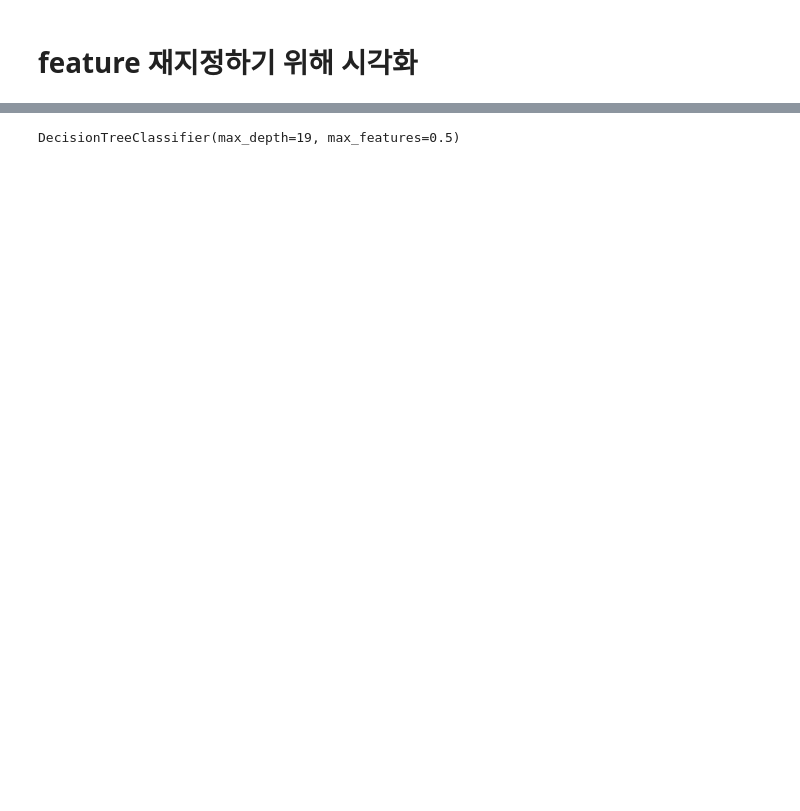
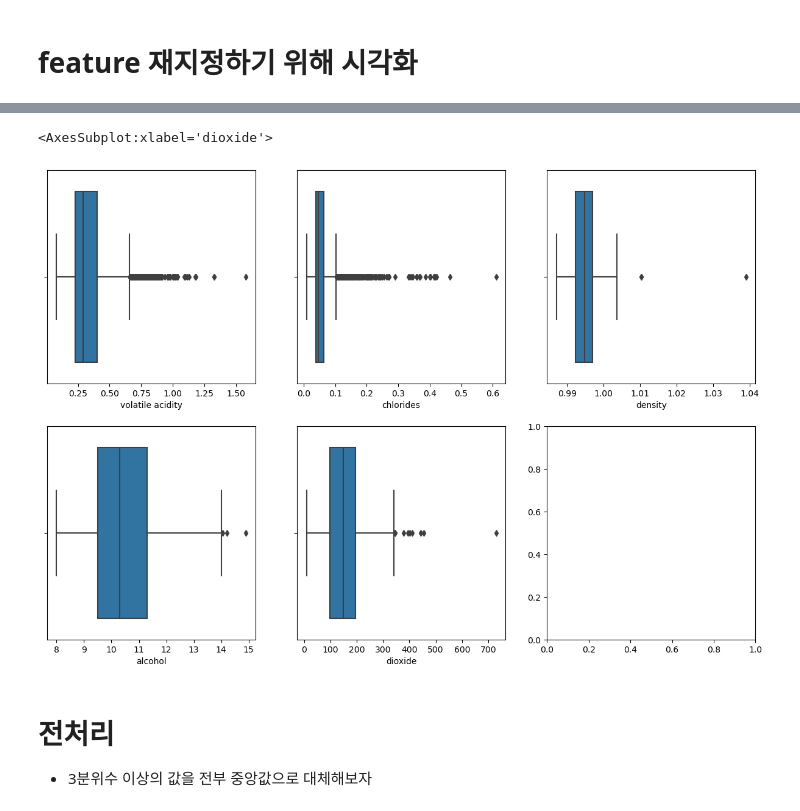
Before and after one commit to wumusill/AI_School, a Jupyter notebook: Project/MiniP3/MidP3.ipynb, the cells around one changed output, grey strips where cells are left out. Cells and saved outputs as stored; diff of their text form; code cells hidden in the pictures; blank space fills up the shorter version.

```diff
--- a/Project/MiniP3/MidP3.ipynb
+++ b/Project/MiniP3/MidP3.ipynb
@@ -387,4 +632,20 @@ GridSearchCV(cv=5,
-# %%
-clf.best_estimator_
-# %% [output]
-DecisionTreeClassifier(max_depth=19, max_features=0.5)
+# %%
+fig, ax = plt.subplots(2, 3, figsize=(15, 10))
+sns.boxplot(data=X_train, x=col_list[0], ax=ax[0, 0])
+sns.boxplot(data=X_train, x=col_list[1], ax=ax[0, 1])
+sns.boxplot(data=X_train, x=col_list[2], ax=ax[0, 2])
+sns.boxplot(data=X_train, x=col_list[3], ax=ax[1, 0])
+sns.boxplot(data=X_train, x=col_list[4], ax=ax[1, 1])
+# sns.boxplot(data=train, x=col_list[6], ax=ax[5])
+# sns.boxplot(data=train, x=col_list[7], ax=ax[6])
+# sns.boxplot(data=train, x=col_list[8], ax=ax[7])
+# sns.boxplot(data=train, x=col_list[9], ax=ax[8])
+# sns.boxplot(data=train, x=col_list[10], ax=ax[9])
+# sns.boxplot(data=train, x=col_list[11], ax=ax[10])
+# sns.boxplot(data=train, x=col_list[12], ax=ax[11])
+# %% [output]
+<AxesSubplot:xlabel='dioxide'>
+[figure, added]
+# %% [markdown]
+# 전처리
+* 3분위수 이상의 값을 전부 중앙값으로 대체해보자
```
Also changed, not shown: parts of 84 cells of this notebook.
